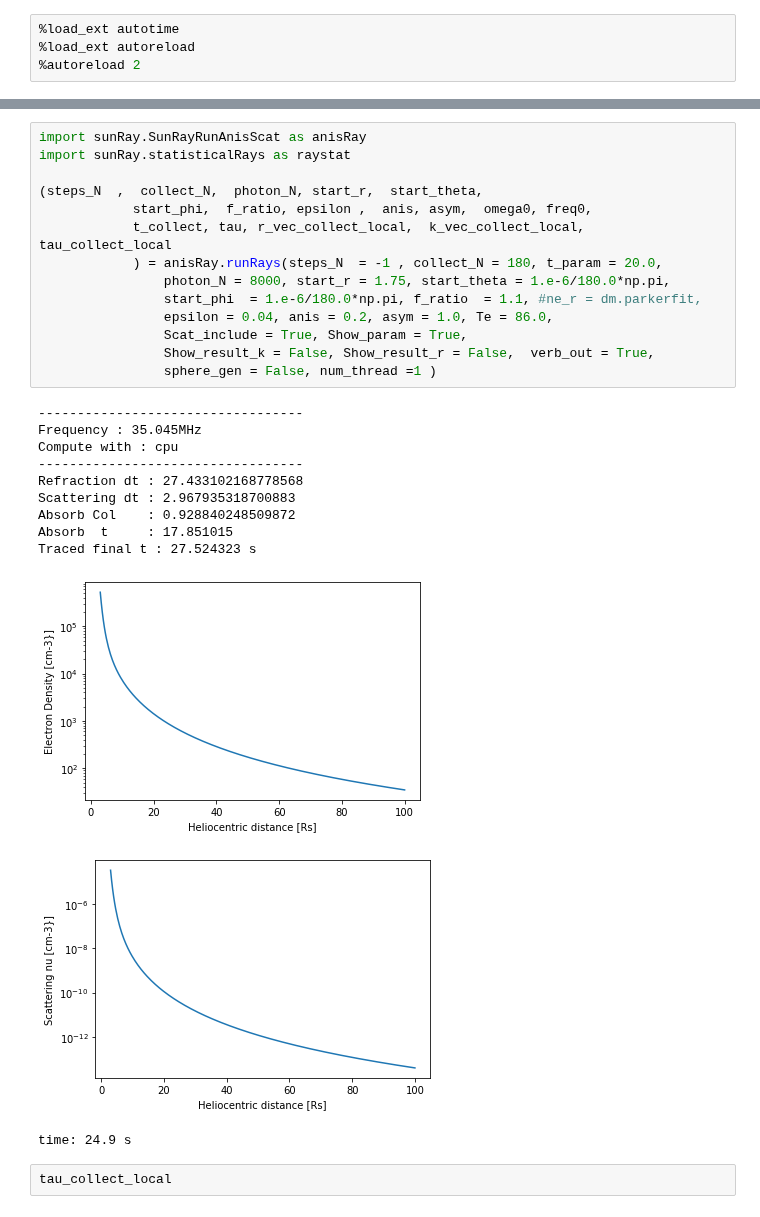
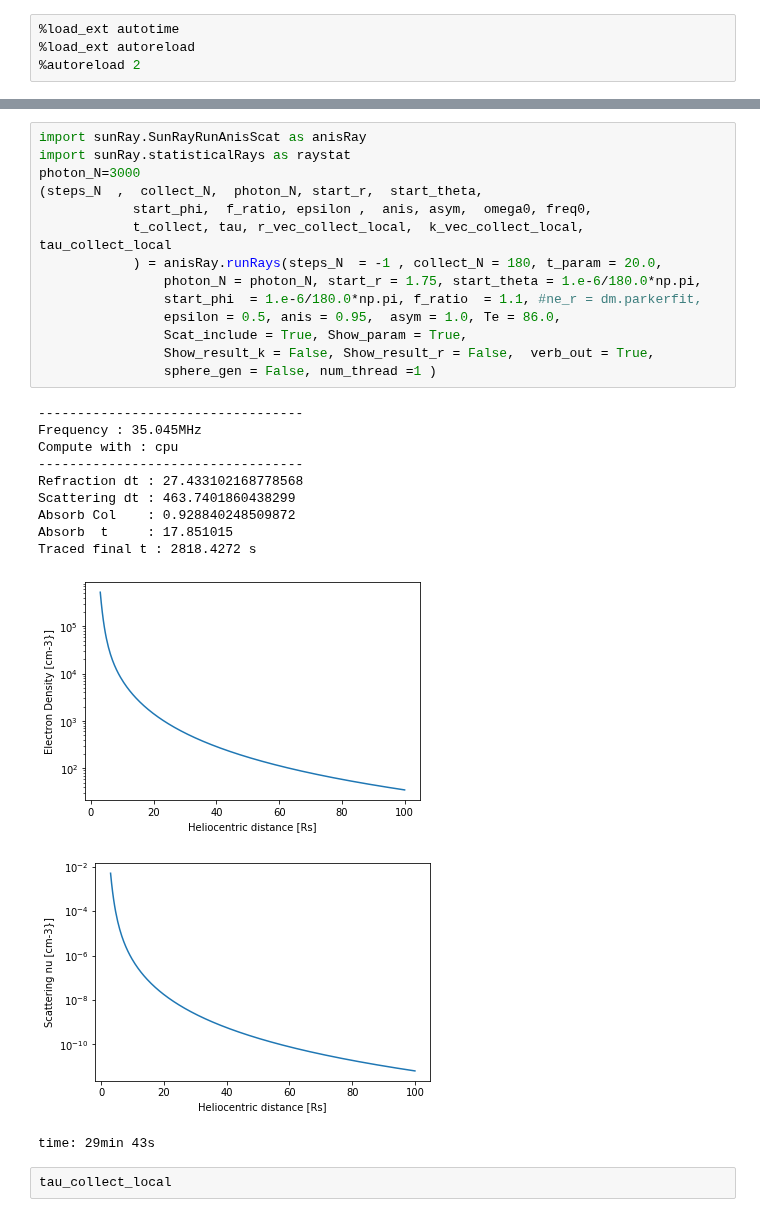
Before and after one commit to peijin94/SunRay, a Jupyter notebook: ray_scat_test.ipynb, the cells around one changed output, grey strips where cells are left out. Saved outputs shown, nothing was run; the diff lists cells and outputs as text.

```diff
--- a/ray_scat_test.ipynb
+++ b/ray_scat_test.ipynb
@@ -17,30 +17,30 @@ time: 2.8 s
 # %%
 import sunRay.SunRayRunAnisScat as anisRay
 import sunRay.statisticalRays as raystat
-
+photon_N=3000
 (steps_N  ,  collect_N,  photon_N, start_r,  start_theta,
             start_phi,  f_ratio, epsilon ,  anis, asym,  omega0, freq0,
             t_collect, tau, r_vec_collect_local,  k_vec_collect_local,  tau_collect_local
             ) = anisRay.runRays(steps_N  = -1 , collect_N = 180, t_param = 20.0,
-                photon_N = 8000, start_r = 1.75, start_theta = 1.e-6/180.0*np.pi,
+                photon_N = photon_N, start_r = 1.75, start_theta = 1.e-6/180.0*np.pi,
                 start_phi  = 1.e-6/180.0*np.pi, f_ratio  = 1.1, #ne_r = dm.parkerfit,
-                epsilon = 0.04, anis = 0.2, asym = 1.0, Te = 86.0,
+                epsilon = 0.5, anis = 0.95,  asym = 1.0, Te = 86.0,
                 Scat_include = True, Show_param = True,
                 Show_result_k = False, Show_result_r = False,  verb_out = True,
                 sphere_gen = False, num_thread =1 )
 # %% [output]
 ----------------------------------
 Frequency : 35.045MHz
 Compute with : cpu
 ----------------------------------
 Refraction dt : 27.433102168778568
-Scattering dt : 2.967935318700883
+Scattering dt : 463.7401860438299
 Absorb Col    : 0.928840248509872
 Absorb  t     : 17.851015
-Traced final t : 27.524323 s
+Traced final t : 2818.4272 s
 [figure]
-[figure, old version]
+[figure, new version]
-time: 24.9 s
+time: 29min 43s
 # %%
 tau_collect_local
 # %% [output]
```
Also changed, not shown: parts of 2 cells of this notebook, 3 other files.
